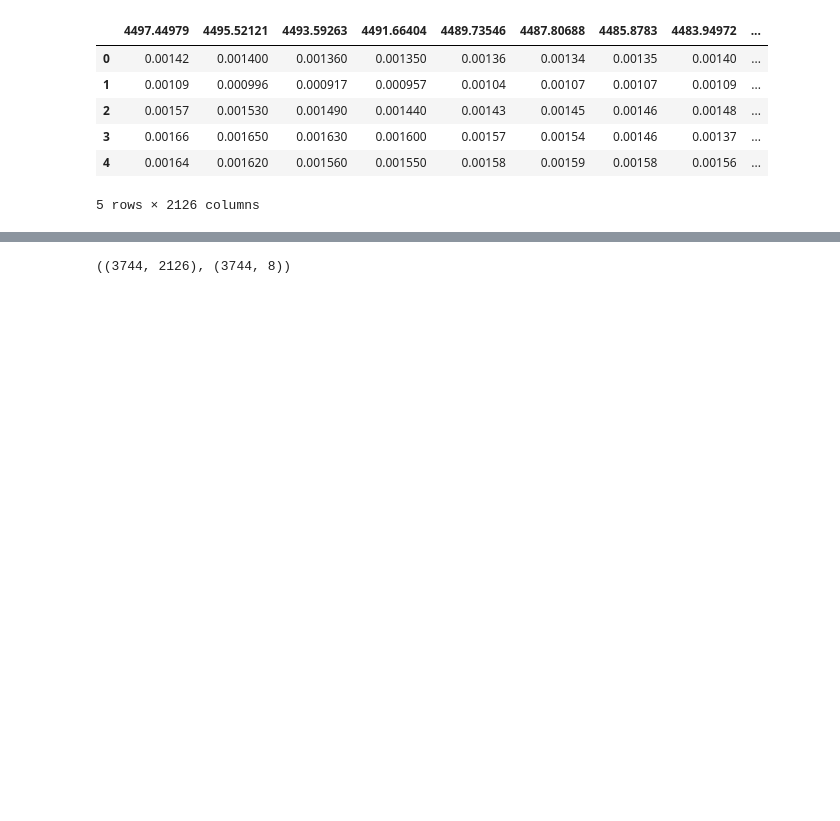
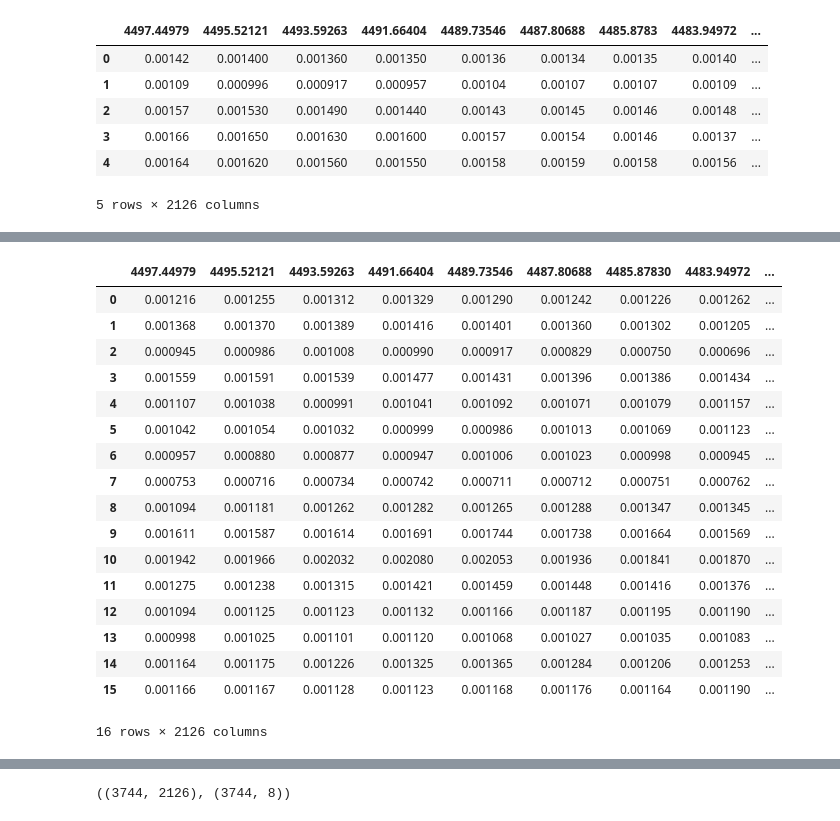
Before and after one commit to oesarmanova/salts_water_2022, a Jupyter notebook: exploratory_data_analysis.ipynb, the cells around one changed output, grey strips where cells are left out. Saved outputs shown, nothing was run; the diff lists cells and outputs as text; code cells hidden in the pictures; blank space fills up the shorter version.

```diff
--- a/exploratory_data_analysis.ipynb
+++ b/exploratory_data_analysis.ipynb
@@ -45,0 +34,3 @@ baseline.head()
+# %%
+basline = pd.read_csv(f'{base_dir}/salts_water_basic_IR_baseline.csv')
+basline.head()
@@ -45,0 +45,25 @@ baseline.head()
+# %%
+cols = list(map(np.float64, df.columns))
+rename_dict = dict(list(zip(basline.columns, cols)))
+# %%
+df1 = basline.rename(columns=rename_dict)
+df1
+# %% [output]
+|  | 4497.44979 | 4495.52121 | 4493.59263 | 4491.66404 | 4489.73546 | 4487.80688 | 4485.87830 | 4483.94972 | ... |
+| 0 | 0.001216 | 0.001255 | 0.001312 | 0.001329 | 0.001290 | 0.001242 | 0.001226 | 0.001262 | ... |
+| 1 | 0.001368 | 0.001370 | 0.001389 | 0.001416 | 0.001401 | 0.001360 | 0.001302 | 0.001205 | ... |
+| 2 | 0.000945 | 0.000986 | 0.001008 | 0.000990 | 0.000917 | 0.000829 | 0.000750 | 0.000696 | ... |
+| 3 | 0.001559 | 0.001591 | 0.001539 | 0.001477 | 0.001431 | 0.001396 | 0.001386 | 0.001434 | ... |
+| 4 | 0.001107 | 0.001038 | 0.000991 | 0.001041 | 0.001092 | 0.001071 | 0.001079 | 0.001157 | ... |
+| 5 | 0.001042 | 0.001054 | 0.001032 | 0.000999 | 0.000986 | 0.001013 | 0.001069 | 0.001123 | ... |
+| 6 | 0.000957 | 0.000880 | 0.000877 | 0.000947 | 0.001006 | 0.001023 | 0.000998 | 0.000945 | ... |
+| 7 | 0.000753 | 0.000716 | 0.000734 | 0.000742 | 0.000711 | 0.000712 | 0.000751 | 0.000762 | ... |
+| 8 | 0.001094 | 0.001181 | 0.001262 | 0.001282 | 0.001265 | 0.001288 | 0.001347 | 0.001345 | ... |
+| 9 | 0.001611 | 0.001587 | 0.001614 | 0.001691 | 0.001744 | 0.001738 | 0.001664 | 0.001569 | ... |
+| 10 | 0.001942 | 0.001966 | 0.002032 | 0.002080 | 0.002053 | 0.001936 | 0.001841 | 0.001870 | ... |
+| 11 | 0.001275 | 0.001238 | 0.001315 | 0.001421 | 0.001459 | 0.001448 | 0.001416 | 0.001376 | ... |
+| 12 | 0.001094 | 0.001125 | 0.001123 | 0.001132 | 0.001166 | 0.001187 | 0.001195 | 0.001190 | ... |
+| 13 | 0.000998 | 0.001025 | 0.001101 | 0.001120 | 0.001068 | 0.001027 | 0.001035 | 0.001083 | ... |
+| 14 | 0.001164 | 0.001175 | 0.001226 | 0.001325 | 0.001365 | 0.001284 | 0.001206 | 0.001253 | ... |
+| 15 | 0.001166 | 0.001167 | 0.001128 | 0.001123 | 0.001168 | 0.001176 | 0.001164 | 0.001190 | ... |
+16 rows × 2126 columns
```
Also changed, not shown: parts of 5 cells of this notebook, 5 other files.
